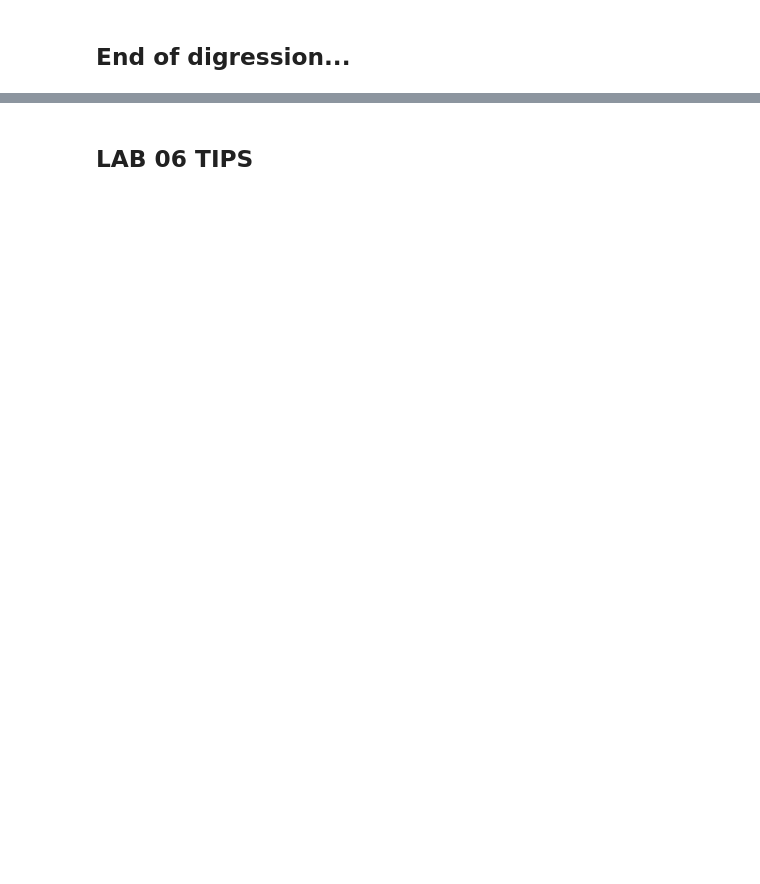
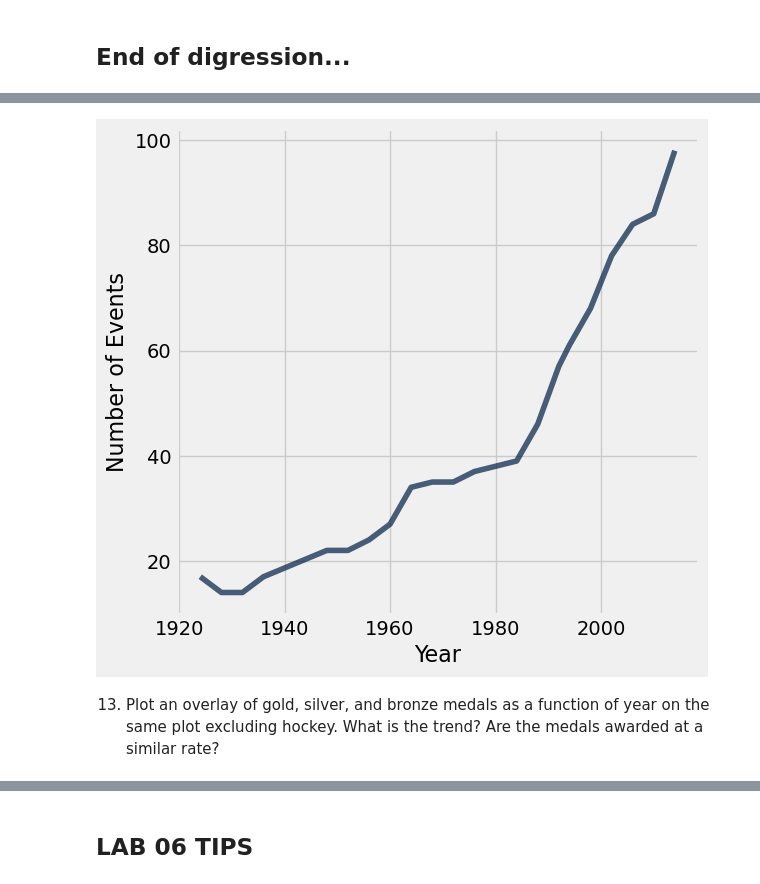
Before and after one commit to laserchemist/datascience, a Jupyter notebook: Spring 2024/Class_Examples/Nyquist/Class015_JN.ipynb, the cells around one changed output, grey strips where cells are left out. Drawn from its saved outputs; the diff is of its cells as text; code cells hidden in the pictures; blank space fills up the shorter version.

```diff
--- a/Spring 2024/Class_Examples/Nyquist/Class015_JN.ipynb
+++ b/Spring 2024/Class_Examples/Nyquist/Class015_JN.ipynb
@@ -67,0 +94,4 @@ Black makes some opinionated choices. You do not have to follow all of its forma
+# %%
+datafile = "/home/jovyan/datascience/Spring 2024/Mini Project I/Olympic_Data/winter_athletes.csv"
+athletes = Table.read_table(datafile).sort("Year",descending=True).where("Season","Winter")
+age_athletes = athletes.where("Age",are.below(99)).where("Age",are.above(0))
@@ -67,0 +170,6 @@ Black makes some opinionated choices. You do not have to follow all of its forma
+# %%
+athletes.group(["Year", "Event"]).group("Year").relabel("count", "Number of Events").plot("Year", "Number of Events")
+# %% [output]
+[figure, added]
+# %% [markdown]
+13. Plot an overlay of gold, silver, and bronze medals as a function of year on the same plot excluding hockey. What is the trend? Are the medals awarded at a similar rate?
```
Also changed, not shown: parts of 37 cells of this notebook.
